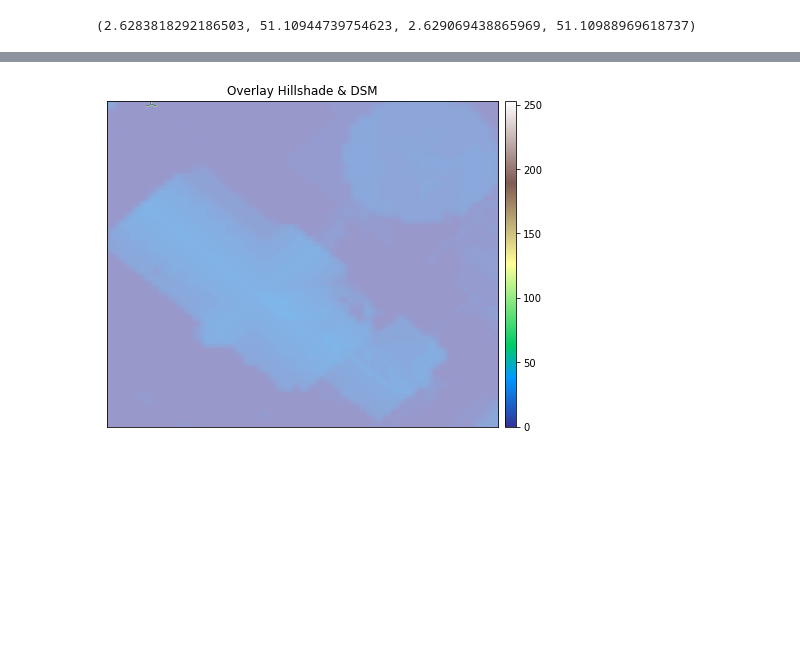
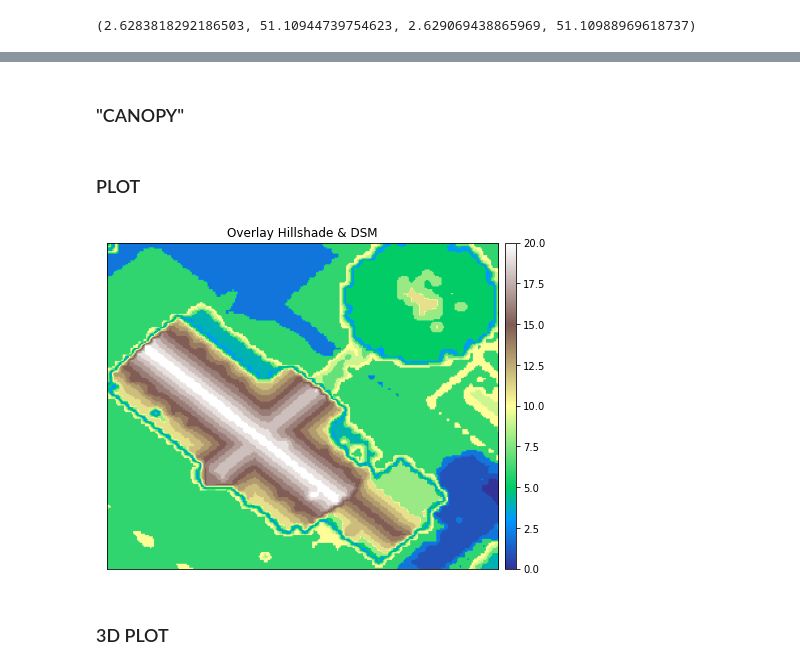
Before and after one commit to danielmendoza4213/houses3d, a Jupyter notebook: Essay_with_WMS.ipynb, the cells around one changed output, grey strips where cells are left out. Saved outputs shown, nothing was run; the diff lists cells and outputs as text; code cells hidden in the pictures; blank space fills up the shorter version.

```diff
--- a/Essay_with_WMS.ipynb
+++ b/Essay_with_WMS.ipynb
@@ -85,2 +100,2 @@ out.close()
 # %%
-img_dms_raster= rxr.open_rasterio('DSM_selected.tif')
+img_dms_raster= rxr.open_rasterio('DSM_selected.png8')
@@ -94,12 +104,18 @@ img_dmt_raster= rxr.open_rasterio('DTM_selected.tif')
+# %% [markdown]
+### "CANOPY"
 # %%
 chm_all=img_dms_raster-img_dmt_raster
+# %% [markdown]
+### PLOT
 # %%
 fig, ax = plt.subplots(figsize=(10, 6))
 ep.plot_bands(
-    chm_all[1], ax=ax, cmap="terrain", title="Overlay Hillshade & DSM",
+    img_dms_raster[0], ax=ax, cmap="terrain", title="Overlay Hillshade & DSM",
 )
-ax.imshow(chm_all[1], cmap="Greys", alpha=0.5)
+ax.imshow(img_dms_raster[0], cmap="Greys", alpha=0.)
 plt.show()
 # %% [output]
-[figure, old version]
+[figure, new version]
+# %% [markdown]
+### 3D PLOT
 # %%
```
Also changed, not shown: parts of 15 cells of this notebook, 4 other files.
